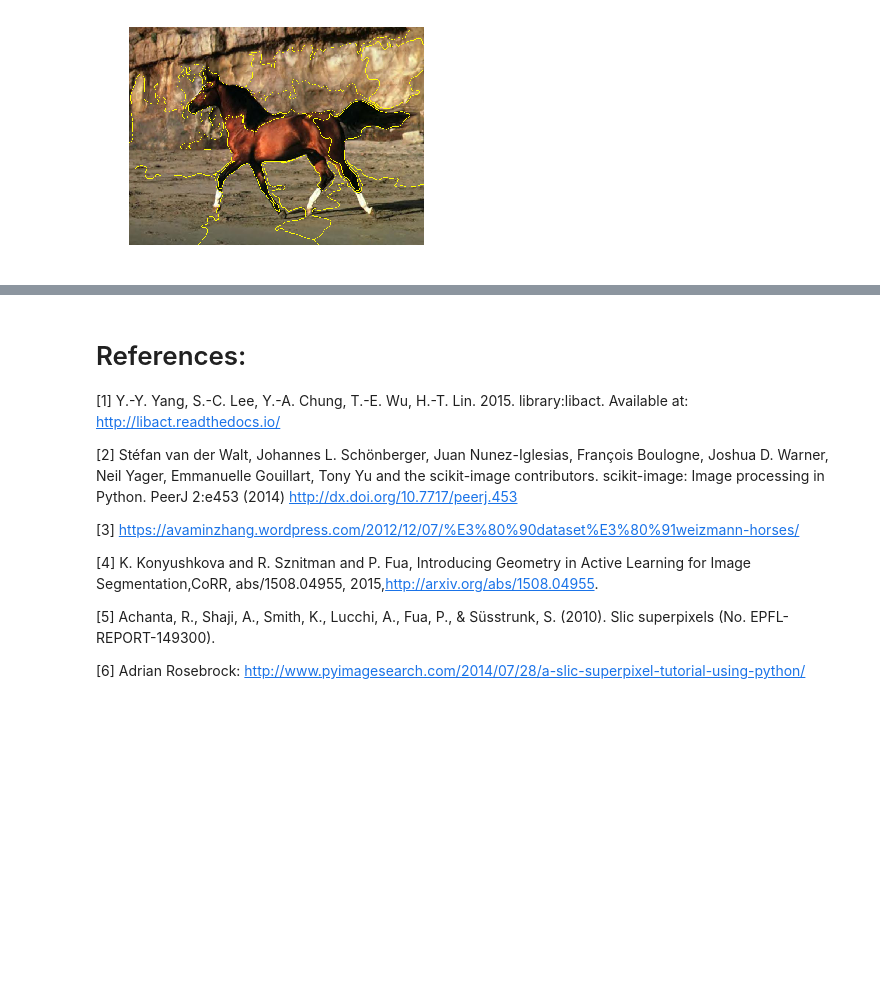
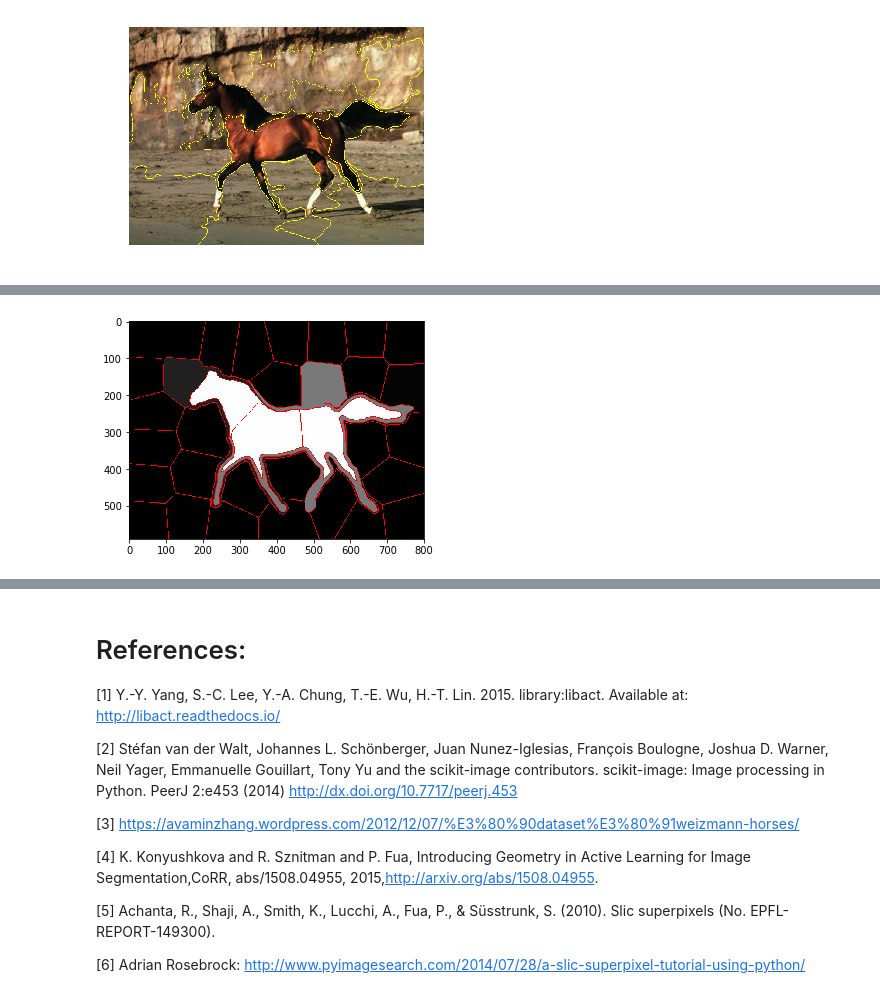
Before and after one commit to piperod/Activelearning-Slic, a Jupyter notebook: ActiveLearning-SuperPixels.ipynb, the cells around one changed output, grey strips where cells are left out. Cells and saved outputs as stored; diff of their text form; code cells hidden in the pictures; blank space fills up the shorter version.

```diff
--- a/ActiveLearning-SuperPixels.ipynb
+++ b/ActiveLearning-SuperPixels.ipynb
@@ -192 +226,14 @@ We can observe the boosting strategy, with f1 score, come closer to the results
+# %%
+# Region properties and probability normalization
+import numpy as np
+regionpro=regionprops(segments,img[:,:,1])
+prob=np.array([p.mean_intensity/255 for p in regionpro])
+#prob = np.append(prob, [0.5,0.5,0.5])
+prob = np.insert(prob, 0, [0])
+labels=[0 if i<0.5 else 1 for i in prob]
+a=prob[segments]
+a.reshape((590, 800, 1));
+plt.imshow(mark_boundaries(np.dstack((a,a,a)), segments, color=(1,0,0)));
+# %% [output]
+[figure, added]
 # %%
```
Also changed, not shown: parts of 26 cells of this notebook, 2 other files.
